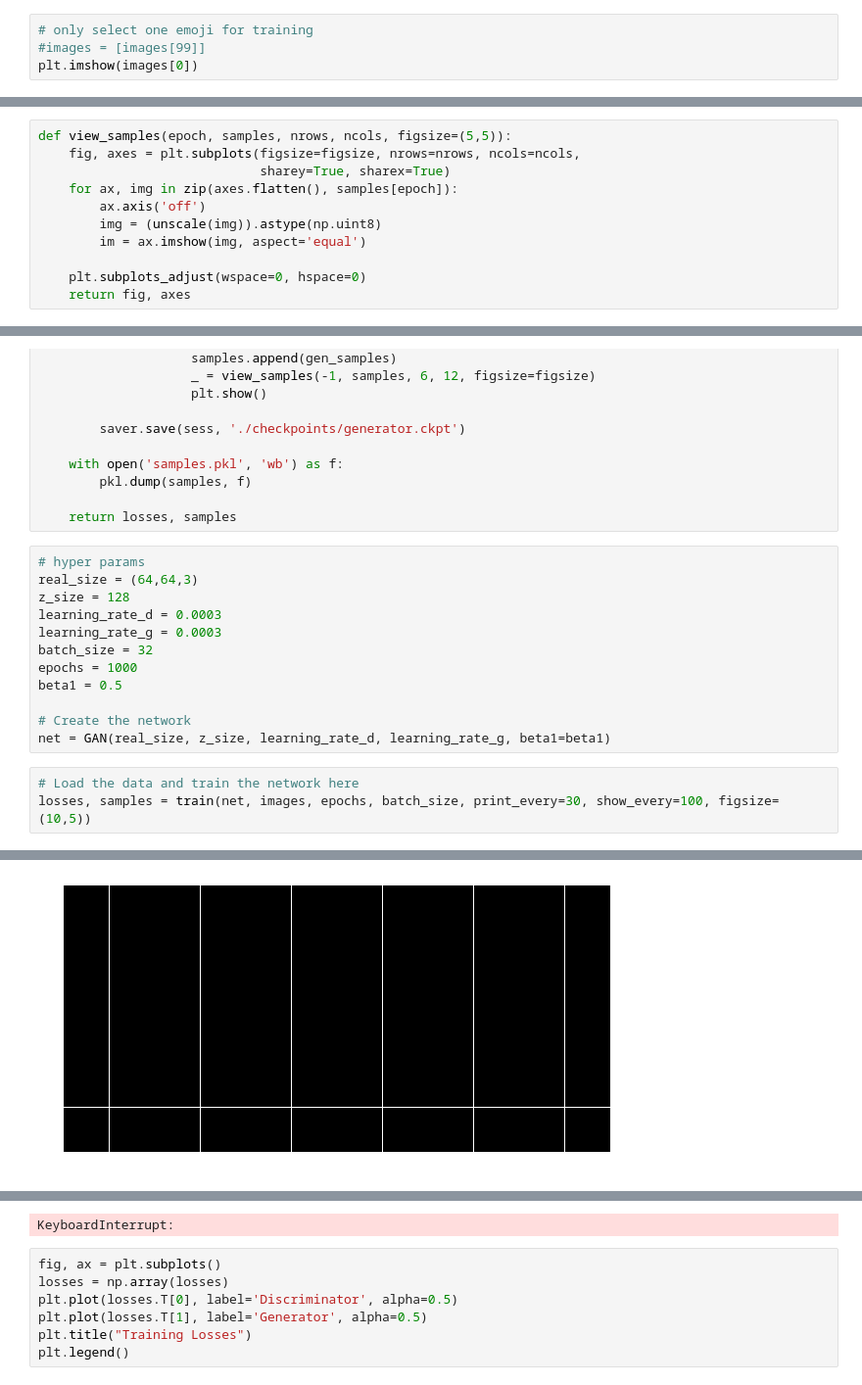
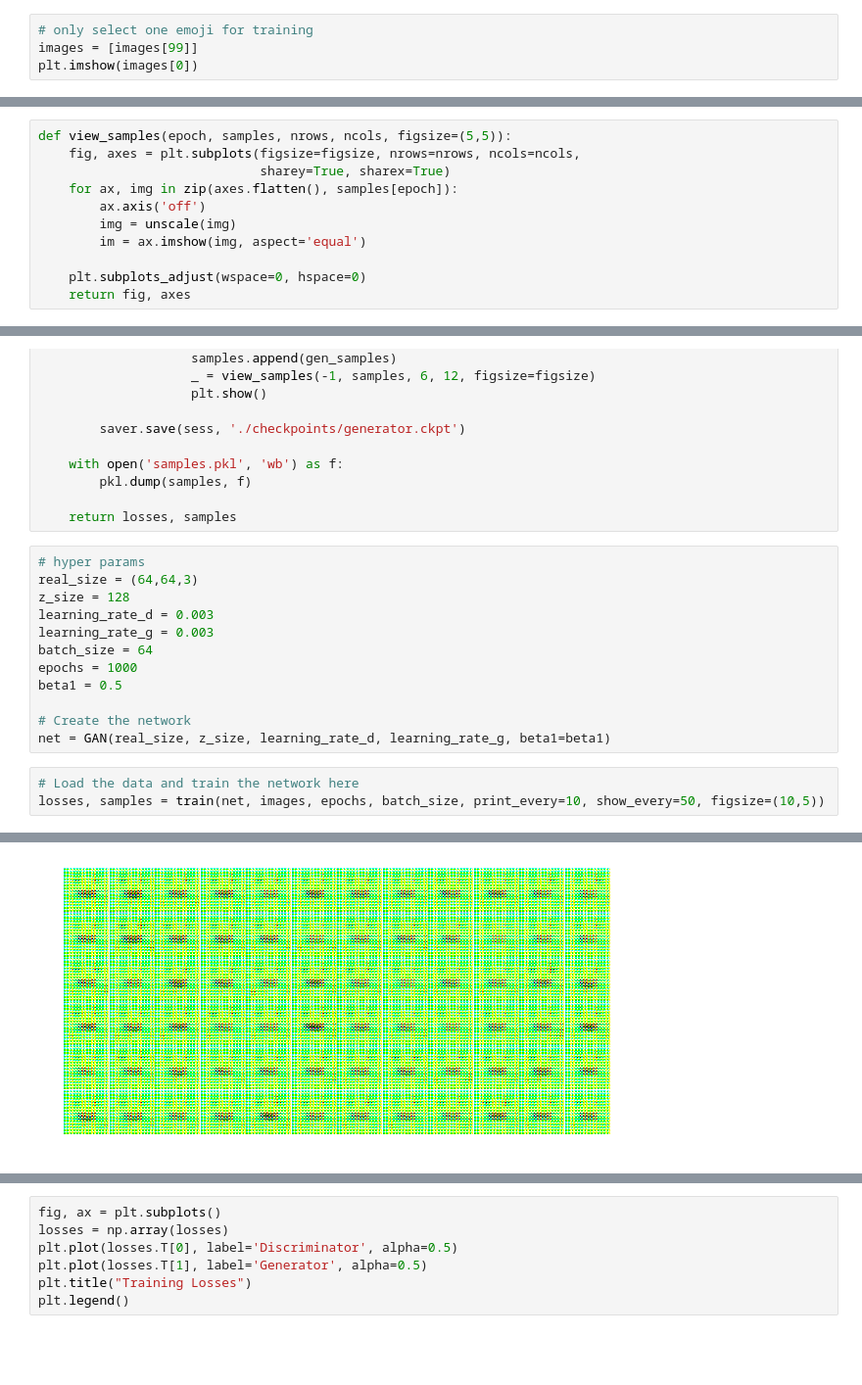
Before and after one commit to anoff/deep-emoji-gan, a Jupyter notebook: Smiley_Generator.ipynb, the cells around one changed output, grey strips where cells are left out. Shown at 98% size. Drawn from its saved outputs; the diff is of its cells as text; blank space fills up the shorter version.

Commit message:
:ant: fix: fix print image function

```diff
--- a/Smiley_Generator.ipynb
+++ b/Smiley_Generator.ipynb
@@ -138,7 +140,7 @@ plt.subplots_adjust(wspace=0, hspace=0)
 [figure]
 # %%
 # only select one emoji for training
-#images = [images[99]]
+images = [images[99]]
 plt.imshow(images[0])
 # %% [output]
 <matplotlib.image.AxesImage at 0x...>
@@ -300,7 +302,7 @@ def view_samples(epoch, samples, nrows, ncols, figsize=(5,5)):
                              sharey=True, sharex=True)
     for ax, img in zip(axes.flatten(), samples[epoch]):
         ax.axis('off')
-        img = (unscale(img)).astype(np.uint8)
+        img = unscale(img)
         im = ax.imshow(img, aspect='equal')
 
     plt.subplots_adjust(wspace=0, hspace=0)
@@ -357,9 +359,9 @@ def train(net, images, epochs, batch_size, print_every=10, show_every=30, figsiz
 # hyper params
 real_size = (64,64,3)
 z_size = 128
-learning_rate_d = 0.0003
-learning_rate_g = 0.0003
-batch_size = 32
+learning_rate_d = 0.003
+learning_rate_g = 0.003
+batch_size = 64
 epochs = 1000
 beta1 = 0.5
 
@@ -367,5 +369,5 @@ beta1 = 0.5
 net = GAN(real_size, z_size, learning_rate_d, learning_rate_g, beta1=beta1)
 # %%
 # Load the data and train the network here
-losses, samples = train(net, images, epochs, batch_size, print_every=30, show_every=100, figsize=(10,5))
+losses, samples = train(net, images, epochs, batch_size, print_every=10, show_every=50, figsize=(10,5))
 # %% [output]
@@ -375 +379 @@ Epoch 10/1000... Discriminator Loss: 0.6035... Generator Loss: 3.3332
-[figure, old version]
+[figure, new version]
@@ -389,4 +388,3 @@ Epoch 44/1000... Discriminator Loss: 0.8436... Generator Loss: 1.9000
-KeyboardInterrupt:
 # %%
 fig, ax = plt.subplots()
 losses = np.array(losses)
```
Also changed, not shown: parts of 4 cells of this notebook.
